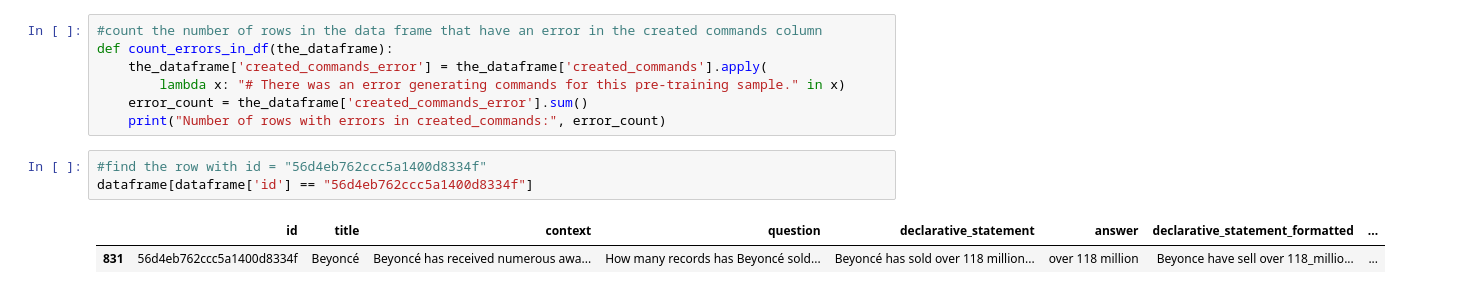
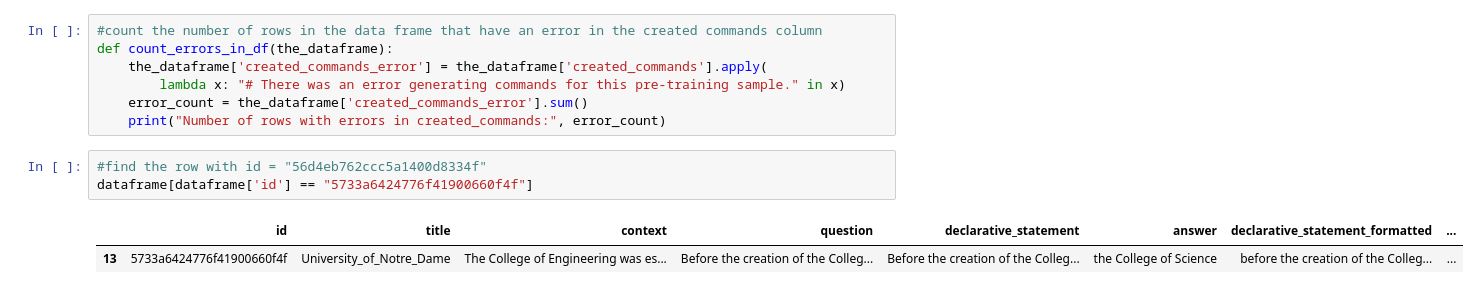
Before and after one commit to cjwalmsley/Training-and-evaluating-cognitive-language-models, a Jupyter notebook: debug_notebook.ipynb, the cells around one changed output. Saved outputs shown, nothing was run; the diff lists cells and outputs as text.

```diff
--- a/debug_notebook.ipynb
+++ b/debug_notebook.ipynb
@@ -36,10 +36,10 @@ def count_errors_in_df(the_dataframe):
     print("Number of rows with errors in created_commands:", error_count)
 # %%
 #find the row with id = "56d4eb762ccc5a1400d8334f"
-dataframe[dataframe['id'] == "56d4eb762ccc5a1400d8334f"]
+dataframe[dataframe['id'] == "5733a6424776f41900660f4f"]
 # %% [output]
 |  | id | title | context | question | declarative_statement | answer | declarative_statement_formatted | ... |
-| 831 | 56d4eb762ccc5a1400d8334f | Beyoncé | Beyoncé has received numerous awa... | How many records has Beyoncé sold... | Beyoncé has sold over 118 million... | over 118 million | Beyonce have sell over 118_millio... | ... |
+| 13 | 5733a6424776f41900660f4f | University_of_Notre_Dame | The College of Engineering was es... | Before the creation of the Colleg... | Before the creation of the Colleg... | the College of Science | before the creation of the Colleg... | ... |
 # %%
 import pandas as pd
 
```
Also changed, not shown: parts of 1 cell of this notebook, 1 other file.
